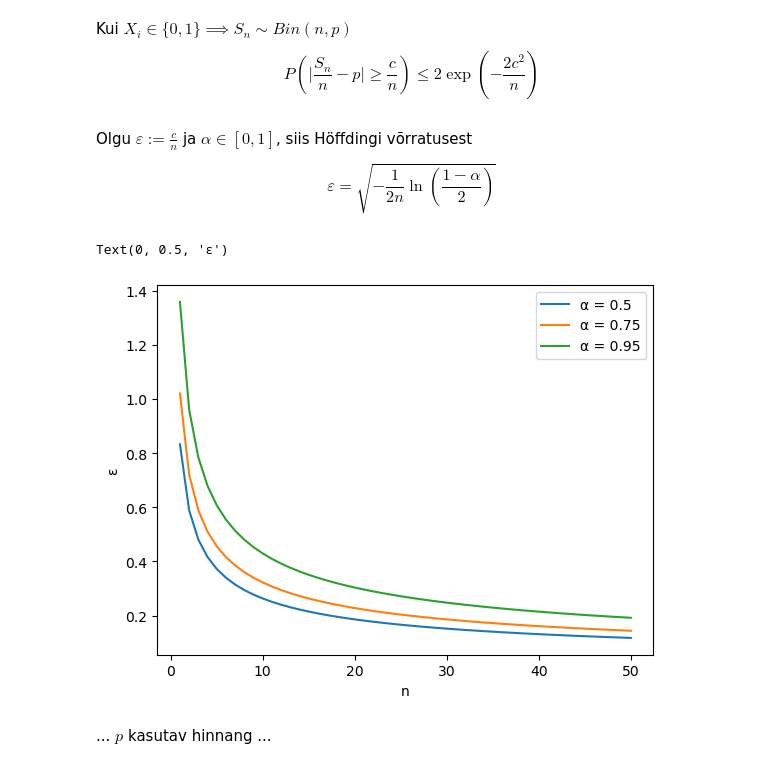
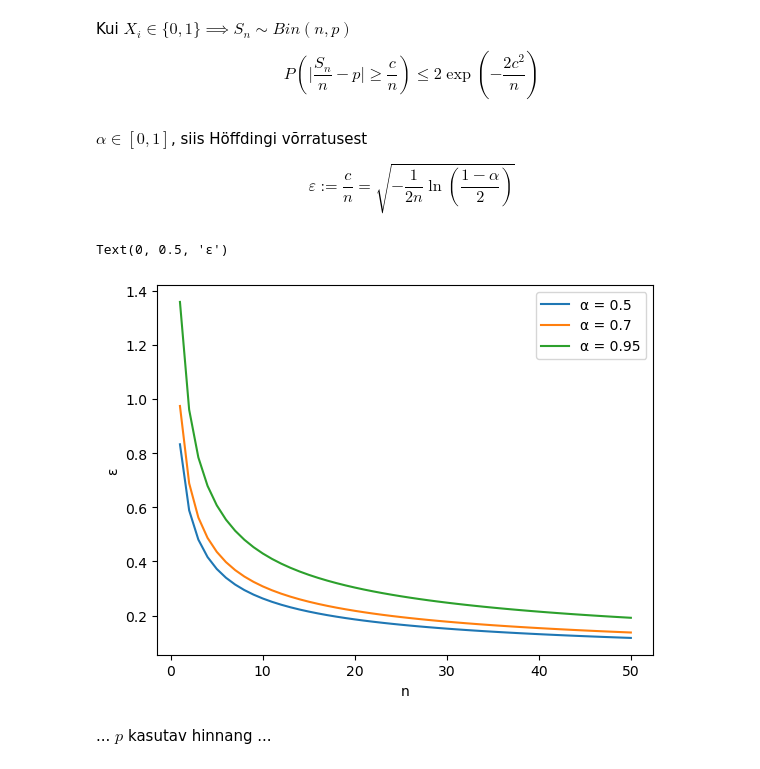
Before and after one commit to mart-mihkel/mudelite_hindamine, a Jupyter notebook: hoefdding.ipynb, the cells around one changed output. Saved outputs shown, nothing was run; the diff lists cells and outputs as text; code cells hidden in the pictures.

```diff
--- a/hoefdding.ipynb
+++ b/hoefdding.ipynb
@@ -12,10 +12,10 @@ Kui $X_i \in \{ 0, 1 \} \implies S_n \sim Bin(n, p)$
     P ( \mid \frac{ S_n }{ n } - p \mid \geq \frac{ c }{ n } ) \leq 2 \exp{ \left( - \frac{ 2 c^2 }{ n } \right) }
 \end{equation*}
 # %% [markdown]
-Olgu $\varepsilon := \frac{c}{n}$ ja $\alpha \in [0, 1]$, siis Höffdingi võrratusest
+$\alpha \in [0, 1]$, siis Höffdingi võrratusest
 
 \begin{equation*}
-     \varepsilon = \sqrt{ - \frac{1}{2n} \ln{ \left( \frac{ 1 - \alpha }{2} \right) } }
+     \varepsilon := \frac{c}{n} = \sqrt{ - \frac{1}{2n} \ln{ \left( \frac{ 1 - \alpha }{2} \right) } }
 \end{equation*}
 # %%
 import numpy as np
@@ -24,18 +24,18 @@ from scipy.stats import binom
 
 %matplotlib inline
 # %%
-n = np.arange(1, 51, 1)
-alpha = np.array([0.5, 0.75, 0.95])
+n = np.arange(1, 51)
+alpha = np.array([0.5, 0.7, 0.95])
 
 for a in alpha:
     epsilon = (- np.log((1 - a) / 2) / (2 * n)) ** 0.5
     plt.plot(n, epsilon)
 
 plt.legend([f'α = {a}' for a in alpha])
 plt.xlabel('n')
 plt.ylabel('ɛ')
 # %% [output]
 Text(0, 0.5, 'ɛ')
-[figure, old version]
+[figure, new version]
 # %% [markdown]
 ... $p$ kasutav hinnang ...
```
Also changed, not shown: parts of 2 cells of this notebook.
